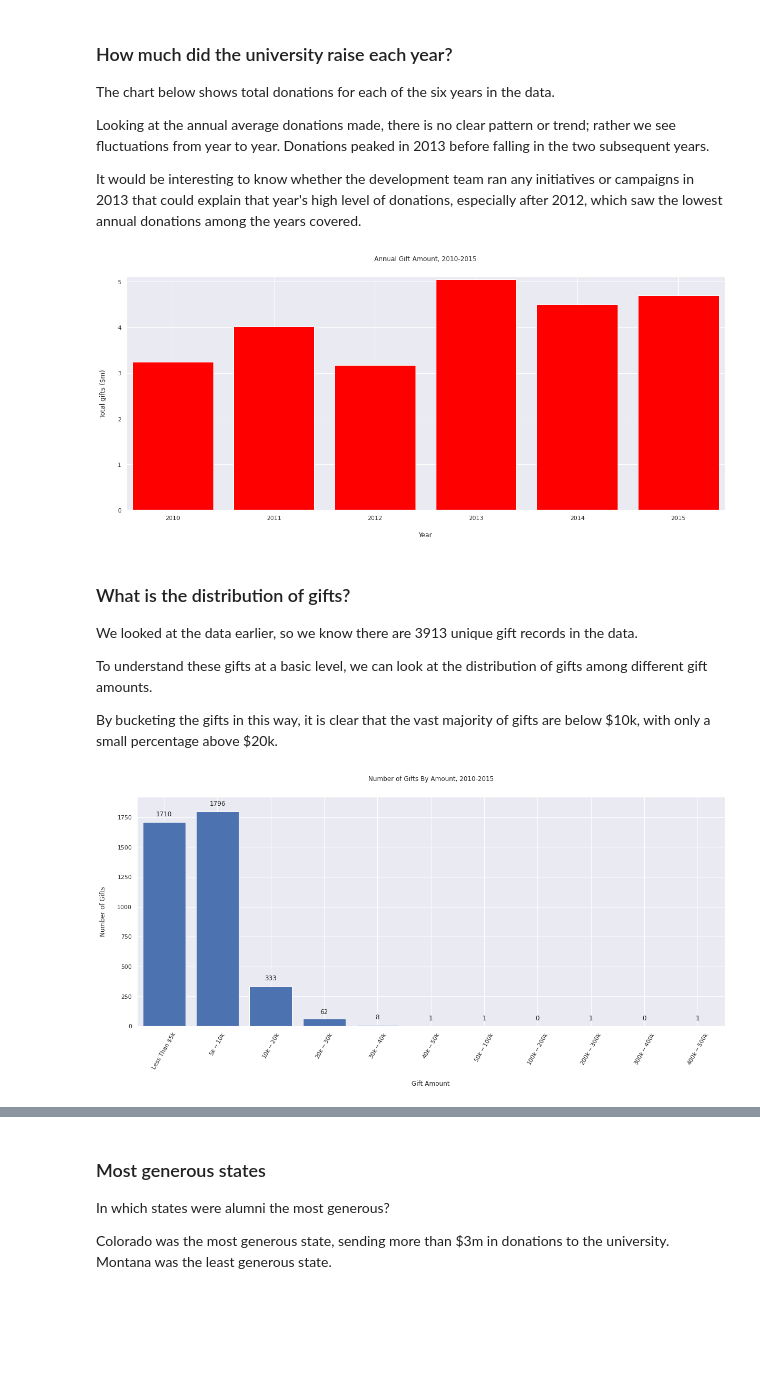
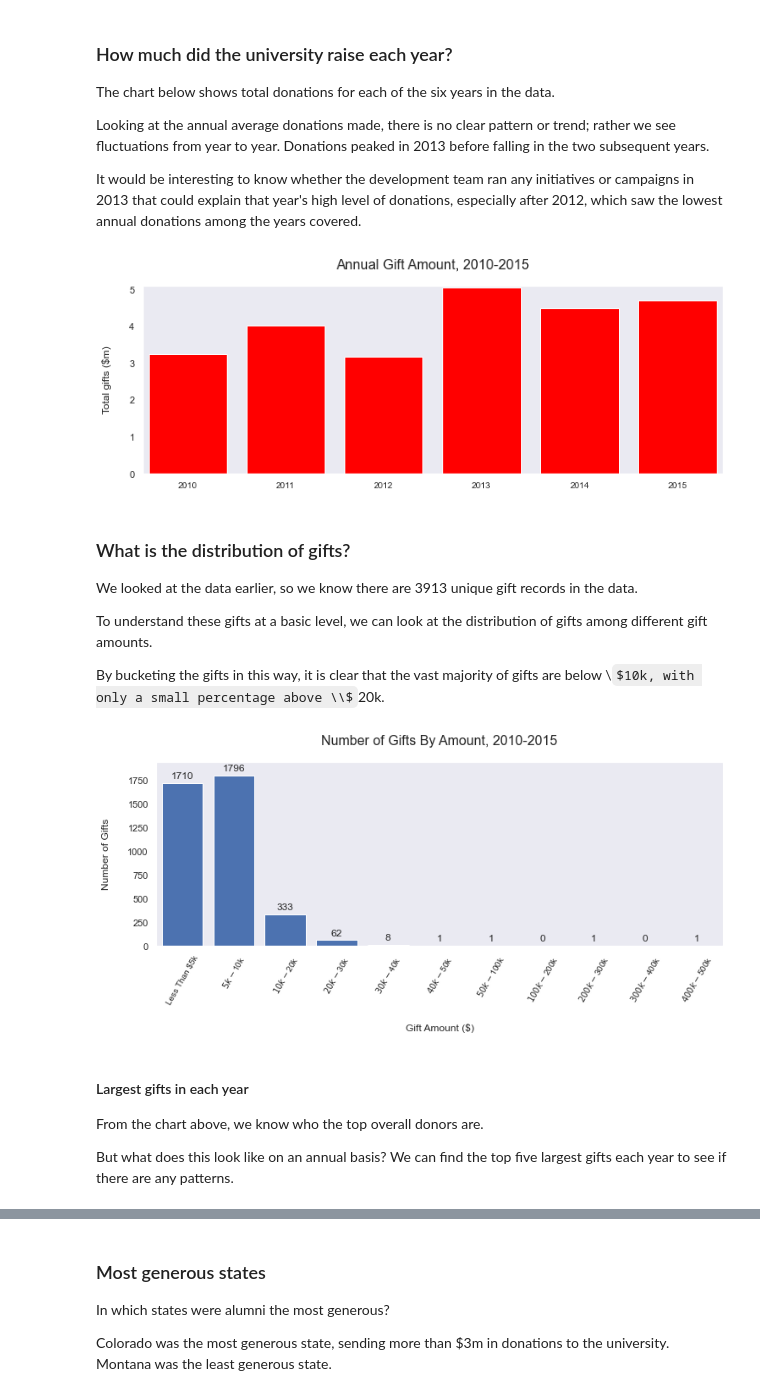
Before and after one commit to mmccrechowicz/mmccrechowicz.github.io, a Jupyter notebook: content/posts/University_Donations.ipynb, the cells around one changed output, grey strips where cells are left out. Saved outputs shown, nothing was run; the diff lists cells and outputs as text; code cells hidden in the pictures; some formulas as TeX source; blank space fills up the shorter version.

```diff
--- a/content/posts/University_Donations.ipynb
+++ b/content/posts/University_Donations.ipynb
@@ -20,11 +16,10 @@ The original dataset can be downloaded [here](https://public.tableau.com/s/sites
 # %% [markdown]
 ### Define functions
 # %%
-# #@title Define functions
+#@title
 import tempfile
 from urllib import request
 import sqlite3
-import pysqlite3
 
 from typing import Dict
 
@@ -56,7 +51,7 @@ def excel_dataset_to_sqlite(url: str, database_name: str = ":memory:") -> sqlite
     data = pd.read_excel(fle, sheet_name=None)
 
   # Create a database.
-  conn = pysqlite3.connect(database_name)
+  conn = sqlite3.connect(database_name)
 
   # Loads data from pandas objects into individual tables.
   for (key, sheet) in data.items():
@@ -225,21 +205,22 @@ Looking at the annual average donations made, there is no clear pattern or trend
 
 It would be interesting to know whether the development team ran any initiatives or campaigns in 2013 that could explain that year's high level of donations, especially after 2012, which saw the lowest annual donations among the years covered.
 # %%
-result = pd.read_sql("""SELECT substr(Gift_Date, 1, 4) AS Year, SUM(Gift_Amount), COUNT(Gift_Amount)
-               FROM GiftRecords
-               GROUP BY Year;""", database)
+result = pd.read_sql("""
+SELECT substr(Gift_Date, 1, 4) AS Year,
+       SUM(Gift_Amount),
+       COUNT(Gift_Amount)
+FROM GiftRecords
+GROUP BY Year;""", database)
 # %%
-plt.figure(figsize=(20, 8))
+plt.figure(figsize=(12, 4))
+plt.grid(False)
 plt.bar(x=result["Year"].astype(str), height=result["SUM(Gift_Amount)"] / 1_000_000, color='red')
-plt.title("Annual Gift Amount, 2010-2015", pad = 30)
-plt.xlabel("Year", labelpad=20)
-plt.ylabel("Total gifts ($m)", labelpad=20)
-_ = plt.xticks(rotation = 0, ha = "center")
-#plt.axhline(result["number_data_points"].mean(), color='blue', linewidth=2, label = "# Countries")
-#plt.legend()
+plt.title("Annual Gift Amount, 2010-2015", pad = 20, fontsize = 16)
+plt.ylabel("Total gifts ($m)", labelpad=20, fontsize = 12)
+_ = plt.xticks(rotation = 0, ha = "center", fontsize = 10)
 plt.margins(0.01, 0.01)
 # %% [output]
-[figure, old version]
+[figure, new version]
 # %% [markdown]
 ### What is the distribution of gifts?
 
@@ -247,5 +228,5 @@ We looked at the data earlier, so we know there are 3913 unique gift records in
 
 To understand these gifts at a basic level, we can look at the distribution of gifts among different gift amounts.
 
-By bucketing the gifts in this way, it is clear that the vast majority of gifts are below \$10k, with only a small percentage above \$20k.
+By bucketing the gifts in this way, it is clear that the vast majority of gifts are below \\$10k, with only a small percentage above \\$20k.
 # %%
@@ -265,11 +247,11 @@ result = pd.read_sql("""SELECT
 # %%
-plt.figure(figsize=(20, 8))
-#plt.bar(x=["Less Than $5k",	"$5k-$10k",	"$10k-$20k"], height=[result["Less Than $5k"][0], result["$5k-$10k"][0], result["$10k-$20k"][0]], color='red')
+plt.figure(figsize=(12, 4))
+plt.grid(False)
 plt.bar(x=result.columns, height = result.iloc[0])
-plt.title("Number of Gifts By Amount, 2010-2015", pad = 30)
-plt.xlabel("Gift Amount", labelpad=20)
-plt.ylabel("Number of Gifts", labelpad=20)
-_ = plt.xticks(rotation = 60, ha = "center")
+plt.title("Number of Gifts By Amount, 2010-2015", pad = 20, fontsize = 16)
+plt.xlabel("Gift Amount ($)", labelpad=20, fontsize = 12)
+plt.ylabel("Number of Gifts", labelpad=20, fontsize = 12)
+_ = plt.xticks(rotation = 60, ha = "center", fontsize = 10)
 plt.annotate(1710, xy = ("Less Than $5k", 1760), ha='center')
 plt.annotate(1796, xy = ("$5k-$10k", 1846), ha='center')
 plt.annotate(333, xy = ("$10k-$20k", 383), ha='center')
@@ -281,8 +263,12 @@ plt.annotate(0, xy = ("$100k-$200k", 50), ha='center')
 plt.annotate(1, xy = ("$200k-$300k", 51), ha='center')
 plt.annotate(0, xy = ("$300k-$400k", 50), ha='center')
 plt.annotate(1, xy = ("$400k-$500k", 51), ha='center')
-#plt.axhline(result["number_data_points"].mean(), color='blue', linewidth=2, label = "# Countries")
-#plt.legend()
-plt.margins(0.01, 0.07)
+plt.margins(0.01, 0.08)
 # %% [output]
-[figure, old version]
+[figure, new version]
+# %% [markdown]
+#### Largest gifts in each year
+
+From the chart above, we know who the top overall donors are.
+
+But what does this look like on an annual basis? We can find the top five largest gifts each year to see if there are any patterns.
```
Also changed, not shown: parts of 46 cells of this notebook, 35 other files.
